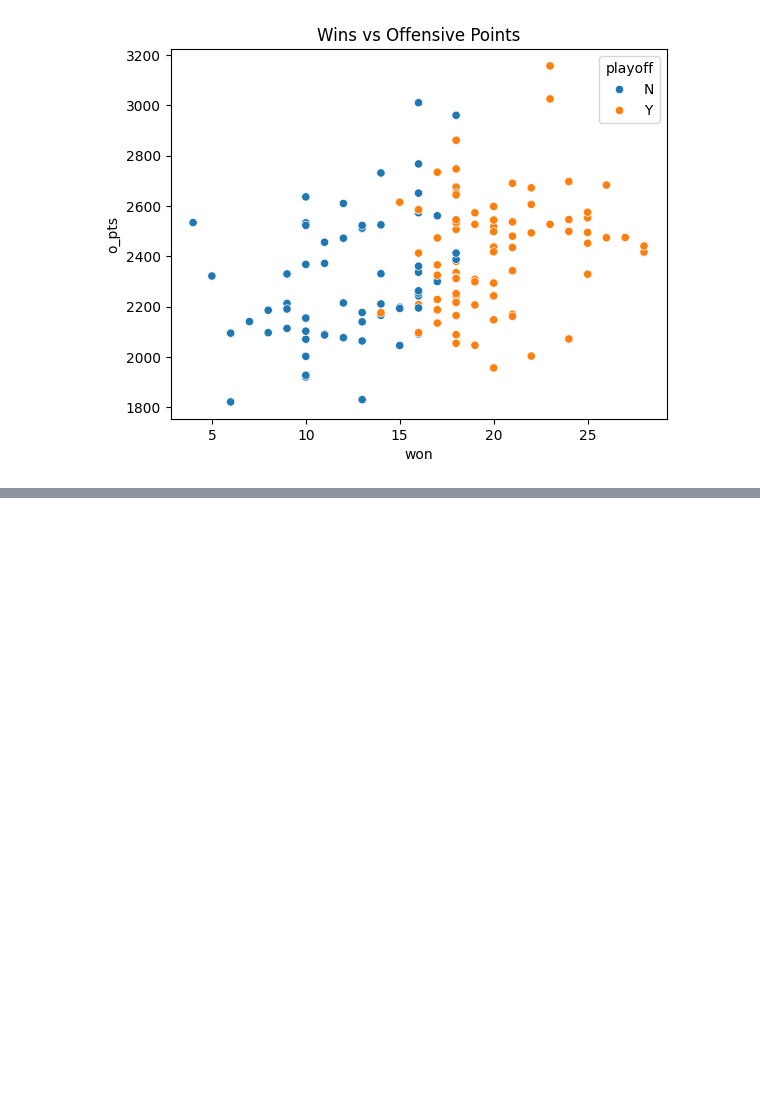
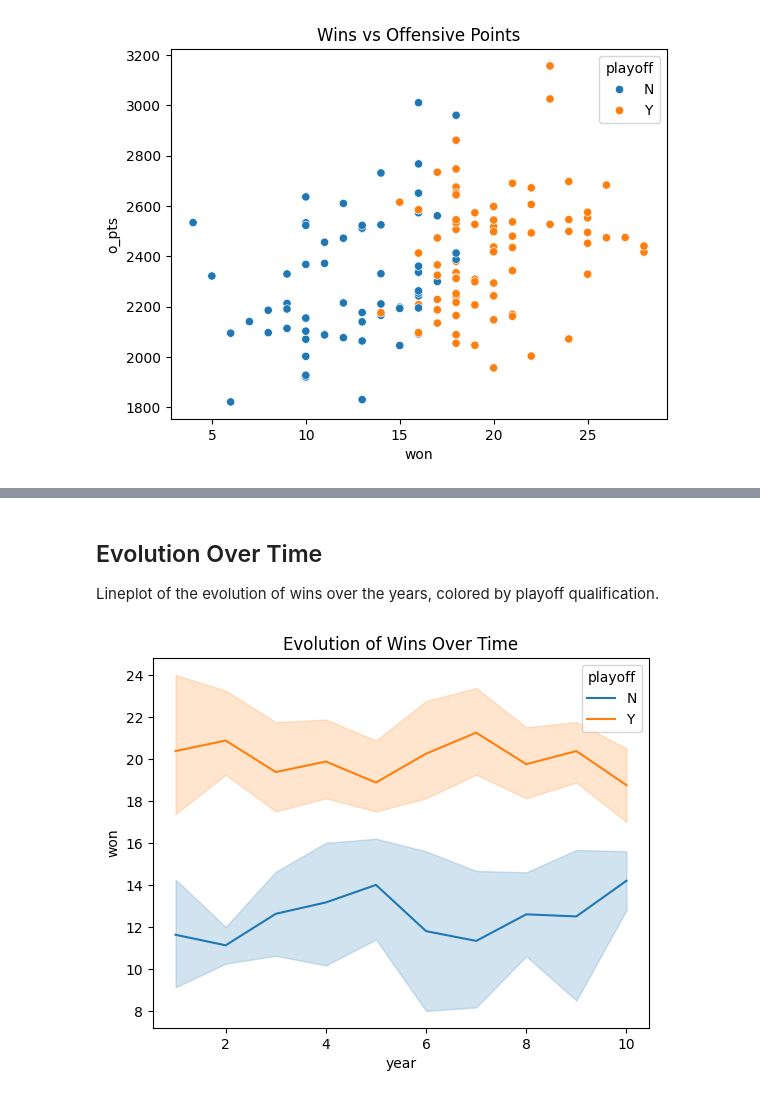
Before and after one commit to ruisilveira84/feup-ac, a Jupyter notebook: notebooks/eda.ipynb, the cells around one changed output, grey strips where cells are left out. Drawn from its saved outputs; the diff is of its cells as text; code cells hidden in the pictures; blank space fills up the shorter version.

```diff
--- a/notebooks/eda.ipynb
+++ b/notebooks/eda.ipynb
@@ -94,0 +126,9 @@ plt.show()
+# %% [markdown]
+## Evolution Over Time
+Lineplot of the evolution of wins over the years, colored by playoff qualification.
+# %%
+sns.lineplot(x='year', y='won', hue='playoff', data=teams)
+plt.title('Evolution of Wins Over Time')
+plt.show()
+# %% [output]
+[figure, added]
```
Also changed, not shown: parts of 8 cells of this notebook, 2 other files.
